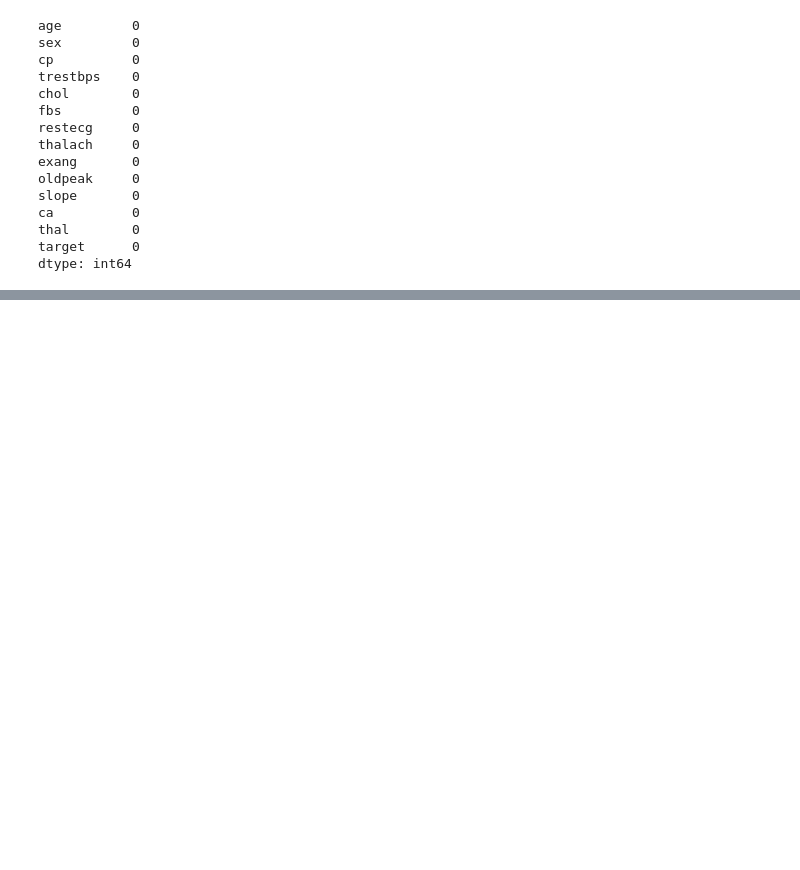
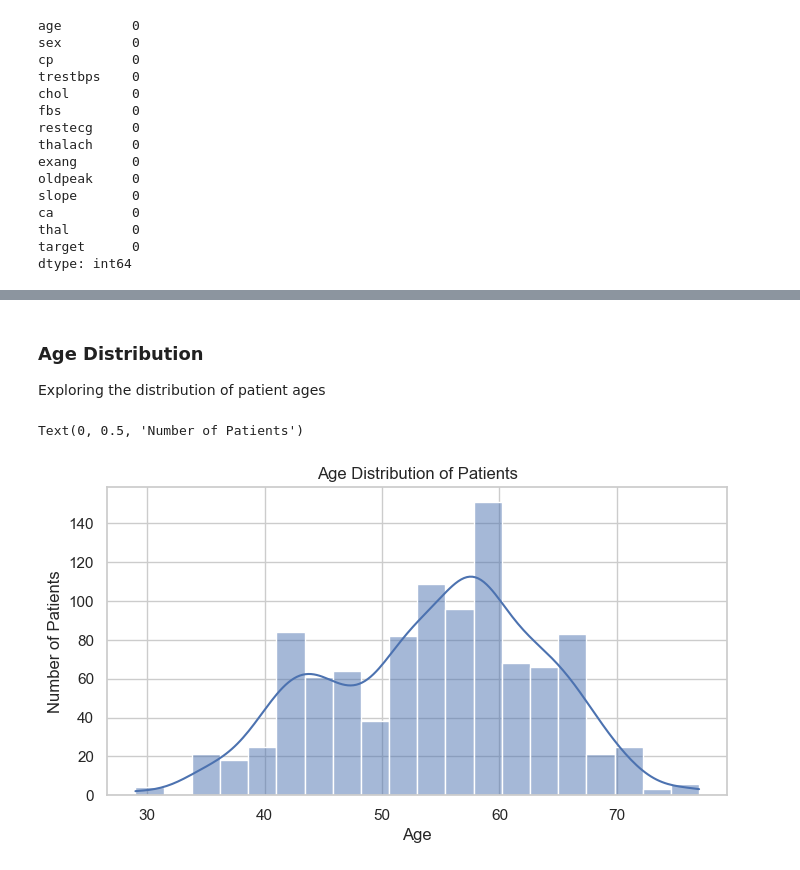
Before and after one commit to santi-raigoza/Heart-Disease-Predictor, a Jupyter notebook: Notebooks/eda.ipynb, the cells around one changed output, grey strips where cells are left out. Saved outputs shown, nothing was run; the diff lists cells and outputs as text; code cells hidden in the pictures; blank space fills up the shorter version.

```diff
--- a/Notebooks/eda.ipynb
+++ b/Notebooks/eda.ipynb
@@ -95,0 +124,12 @@ dtype: int64
+# %% [markdown]
+### Age Distribution
+Exploring the distribution of patient ages
+# %%
+plt.figure(figsize=(8,4))
+sns.histplot(df["age"], bins=20, kde=True)
+plt.title("Age Distribution of Patients")
+plt.xlabel("Age")
+plt.ylabel("Number of Patients")
+# %% [output]
+Text(0, 0.5, 'Number of Patients')
+[figure, added]
```
Also changed, not shown: parts of 24 cells of this notebook.
